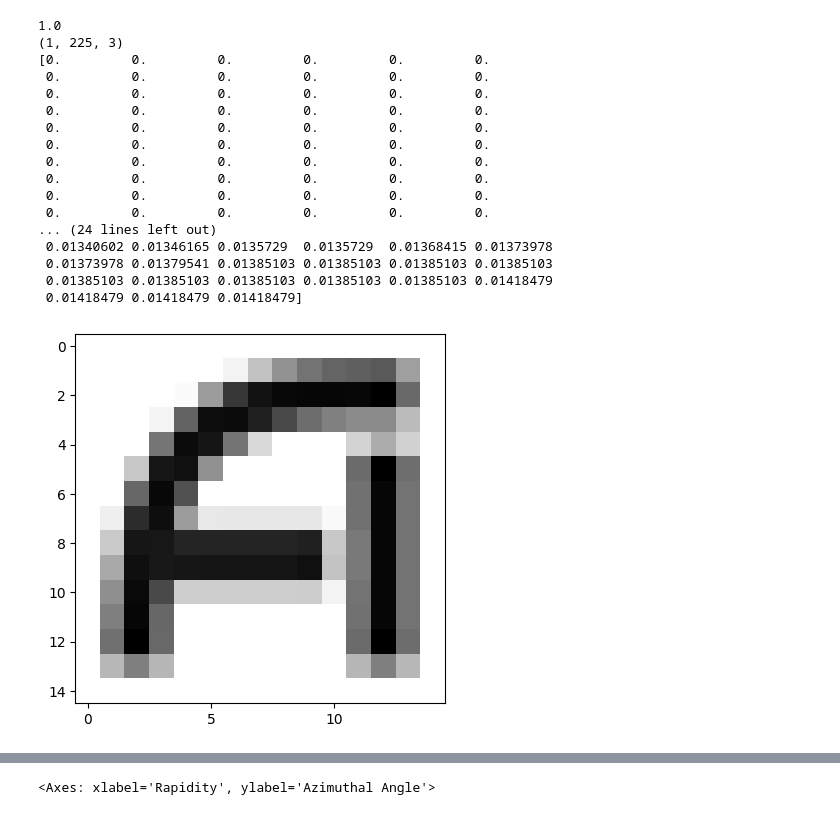
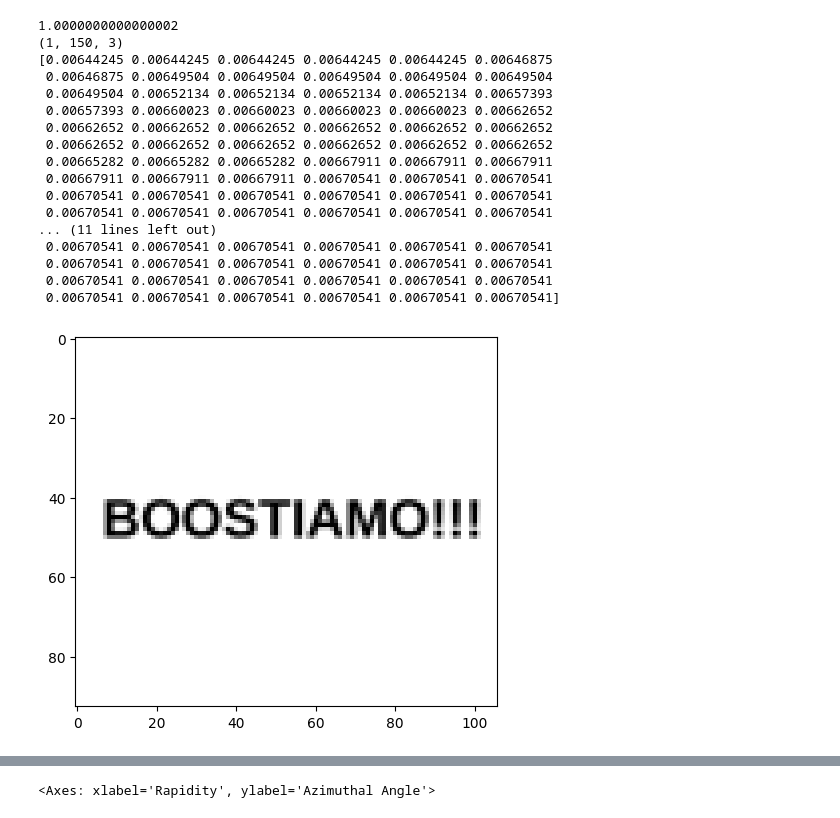
Before and after one commit to rikab/SPECTER, a Jupyter notebook: examples/fun_images.ipynb, the cells around one changed output, grey strips where cells are left out. Drawn from its saved outputs; the diff is of its cells as text; code cells hidden in the pictures.

```diff
--- a/examples/fun_images.ipynb
+++ b/examples/fun_images.ipynb
@@ -10,7 +15,6 @@ from rikabplotlib.plot_utils import  newplot, plot_event, hist_with_outline
 
 from pyspecter.SPECTER import SPECTER
 # %%
-from PIL import Image
 
 # Parameters
 R = 1.0
@@ -21,9 +25,9 @@ eta = 1.9
 quality = 2
 pad = 125
 plot_dir = "results"
+cache_dir = "~/.ParticleLoader"
 
-image_1_loc = "iaifi-logo-black-noborder-hires.jpg"
-image_2_loc = "iaifi-logo-black-noborder-hires.jpg"
+image_loc = "boostiamo.png"
 
 
 def convert_image_to_array(image_path, N = 100):
@@ -35,7 +39,7 @@ def convert_image_to_array(image_path, N = 100):
 
         # Calculate new dimensions for downsampling
         # The target is to have at most 625 pixels
-        max_pixels = 250
+        max_pixels = 10000
         new_height = int((max_pixels / aspect_ratio) ** 0.5)
         new_width = int(aspect_ratio * new_height)
 
@@ -71,7 +75,7 @@ def convert_image_to_array(image_path, N = 100):
         pixel_array = sorted(pixel_array, key=lambda x: x[0], reverse=True)
 
         # Keep only the top N pixels
-        # pixel_array = pixel_array[:N]
+        pixel_array = pixel_array[:N]
 
         # Normalize intensities to sum to 1
         pixel_array = np.array(pixel_array)
@@ -79,51 +83,49 @@ def convert_image_to_array(image_path, N = 100):
 
         # Center by subtracting mean x and y
         pixel_array[:,1] = pixel_array[:,1] - np.mean(pixel_array[:,1])
         pixel_array[:,2] = pixel_array[:,2] - np.mean(pixel_array[:,2])
 
         # flip y
         pixel_array[:,2] = -pixel_array[:,2]
 
         return pixel_array
 
-image1 = convert_image_to_array(image_1_loc, N = 150)
-image2 = convert_image_to_array(image_2_loc)
+image1 = convert_image_to_array(image_loc, N = 150)
 
 print(image1[:,0].sum())
 
 # Remove all pixels with intensity 0
 # image1 = image1[image1[:,0] > 0.002]
 
 # Add extra dimension for batch in the front
 image1 = np.expand_dims(image1, axis=0)
-image2 = np.expand_dims(image2, axis=0)
 
 # print(image1)
 print(image1.shape)
 
 print(np.sort(image1[0,:,0]))
 
 
 fig, ax = newplot("full")
 
 plot_event(ax, image1[0], R, color = "red")
 # plot_event(image2[0,:,1:], image2[0,:,0], R, color = "blue")
 # %% [output]
-1.0
-(1, 225, 3)
-[0.         0.         0.         0.         0.         0.
- 0.         0.         0.         0.         0.         0.
- 0.         0.         0.         0.         0.         0.
- 0.         0.         0.         0.         0.         0.
- 0.         0.         0.         0.         0.         0.
- 0.         0.         0.         0.         0.         0.
- 0.         0.         0.         0.         0.         0.
- 0.         0.         0.         0.         0.         0.
- 0.         0.         0.         0.         0.         0.
- 0.         0.         0.         0.         0.         0.
-... (24 lines left out)
- 0.01340602 0.01346165 0.0135729  0.0135729  0.01368415 0.01373978
- 0.01373978 0.01379541 0.01385103 0.01385103 0.01385103 0.01385103
- 0.01385103 0.01385103 0.01385103 0.01385103 0.01385103 0.01418479
- 0.01418479 0.01418479 0.01418479]
+1.0000000000000002
+(1, 150, 3)
+[0.00644245 0.00644245 0.00644245 0.00644245 0.00644245 0.00646875
+ 0.00646875 0.00649504 0.00649504 0.00649504 0.00649504 0.00649504
+ 0.00649504 0.00652134 0.00652134 0.00652134 0.00652134 0.00657393
+ 0.00657393 0.00660023 0.00660023 0.00660023 0.00660023 0.00662652
+ 0.00662652 0.00662652 0.00662652 0.00662652 0.00662652 0.00662652
+ 0.00662652 0.00662652 0.00662652 0.00662652 0.00662652 0.00662652
+ 0.00665282 0.00665282 0.00665282 0.00667911 0.00667911 0.00667911
+ 0.00667911 0.00667911 0.00667911 0.00670541 0.00670541 0.00670541
+ 0.00670541 0.00670541 0.00670541 0.00670541 0.00670541 0.00670541
+ 0.00670541 0.00670541 0.00670541 0.00670541 0.00670541 0.00670541
+... (11 lines left out)
+ 0.00670541 0.00670541 0.00670541 0.00670541 0.00670541 0.00670541
+ 0.00670541 0.00670541 0.00670541 0.00670541 0.00670541 0.00670541
+ 0.00670541 0.00670541 0.00670541 0.00670541 0.00670541 0.00670541
+ 0.00670541 0.00670541 0.00670541 0.00670541 0.00670541 0.00670541]
-[figure, old version]
+[figure, new version]
```
Also changed, not shown: parts of 7 cells of this notebook, 5 other files.
